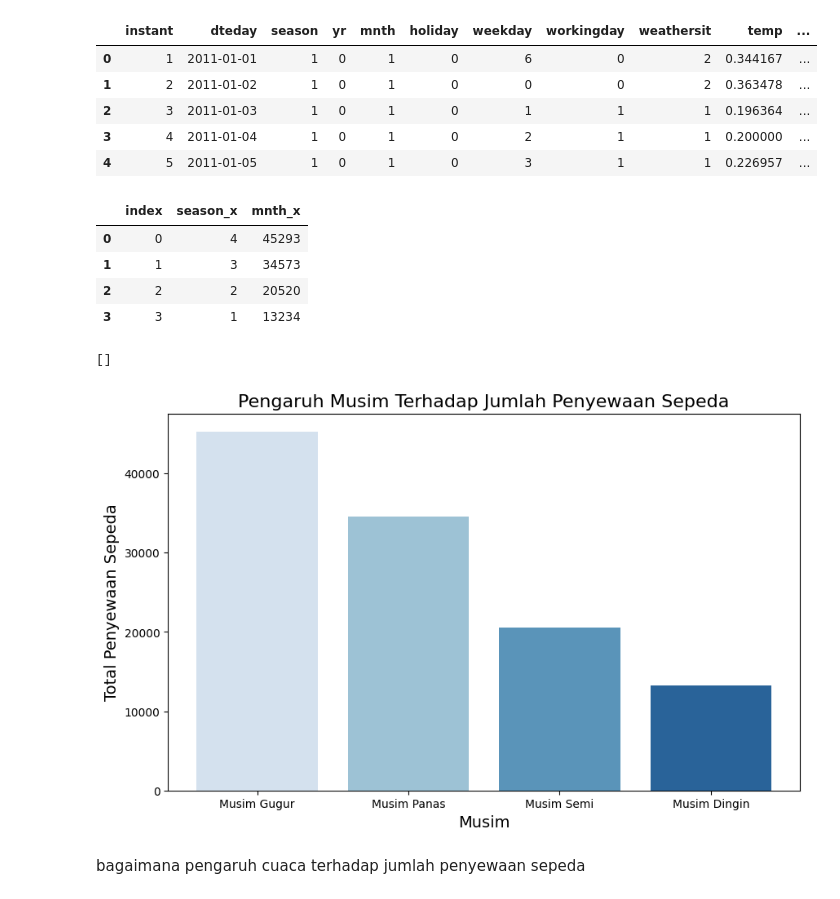
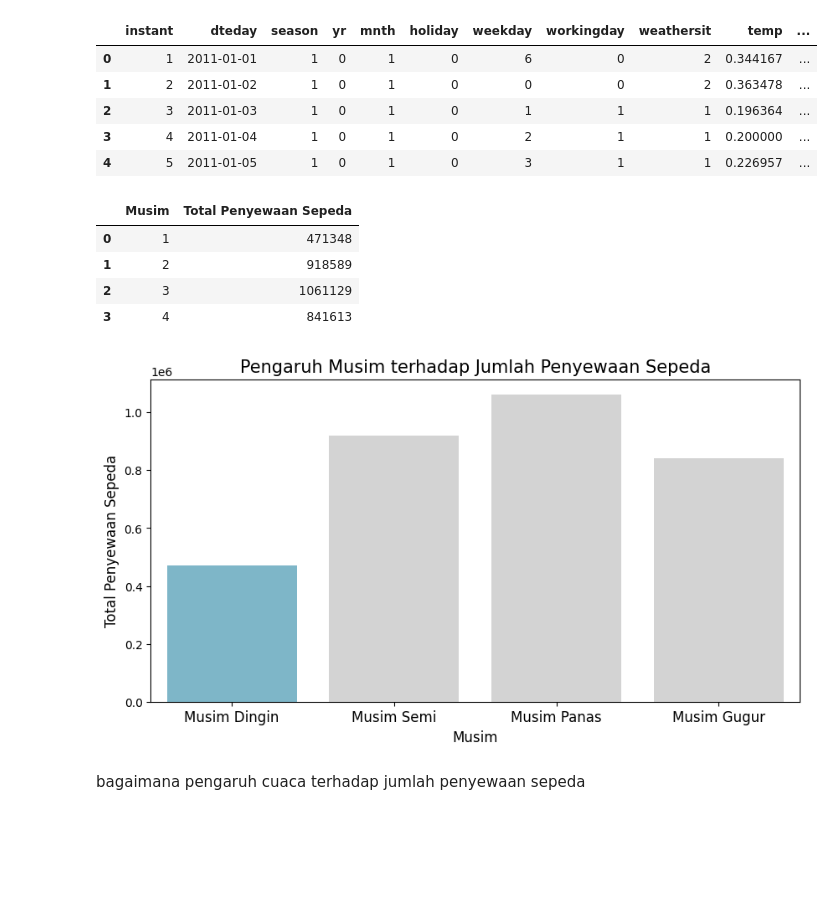
Before and after one commit to rifkurniawan-dev/projek_arif, a Jupyter notebook: Proyek_Analisis_Data_Arif.ipynb, the cells around one changed output. Cells and saved outputs as stored; diff of their text form; code cells hidden in the pictures; blank space fills up the shorter version.

```diff
--- a/Proyek_Analisis_Data_Arif.ipynb
+++ b/Proyek_Analisis_Data_Arif.ipynb
@@ -535,39 +535,49 @@ day_df.head()
 | 3 | 4 | 2011-01-04 | 1 | 0 | 1 | 0 | 2 | 1 | 1 | 0.200000 | ... |
 | 4 | 5 | 2011-01-05 | 1 | 0 | 1 | 0 | 3 | 1 | 1 | 0.226957 | ... |
 # %%
-seasonal_influence = hour_day_df.groupby('season_x')['mnth_x'].sum().sort_values(ascending=False).reset_index().reset_index()
+seasonal_influence = hour_day_df.groupby(by="season_x")["cnt_x"].sum().reset_index()
+seasonal_influence.rename(columns={
+    "cnt_x": "Total Penyewaan Sepeda",
+    "season_x": "Musim"
+}, inplace=True)
+
 seasonal_influence.head(10)
 # %% [output]
-|  | index | season_x | mnth_x |
-| 0 | 0 | 4 | 45293 |
-| 1 | 1 | 3 | 34573 |
-| 2 | 2 | 2 | 20520 |
-| 3 | 3 | 1 | 13234 |
+|  | Musim | Total Penyewaan Sepeda |
+| 0 | 1 | 471348 |
+| 1 | 2 | 918589 |
+| 2 | 3 | 1061129 |
+| 3 | 4 | 841613 |
 # %%
-musim_mapping = {
-    1: 'Musim Dingin',
-    2: 'Musim Semi',
-    3: 'Musim Panas',
-    4: 'Musim Gugur'
-}
-seasonal_influence['Musim'] = seasonal_influence['season_x'].map(musim_mapping)
+musim_mapping = {1: 'Musim Dingin', 2: 'Musim Semi', 3: 'Musim Panas', 4: 'Musim Gugur'}
+seasonal_influence['Musim'] = seasonal_influence['Musim'].map(musim_mapping)
 
-plt.figure(figsize=(10, 6))
+seasonal_influence['Musim'] = pd.Categorical(
+    seasonal_influence['Musim'],
+    categories=["Musim Dingin", "Musim Semi", "Musim Panas", "Musim Gugur"],
+    ordered=True
+)
+
+plt.figure(figsize=(10, 5))
+colors_ = ["#72BCD4", "#D3D3D3", "#D3D3D3", "#D3D3D3"]
+
 sns.barplot(
-    x='Musim',
-    y='mnth_x',
-    data=seasonal_influence,
-    hue='Musim',
-    palette="Blues",
+    x="Musim",
+    y="Total Penyewaan Sepeda",
+    hue="Musim",
+    data=seasonal_influence.sort_values(by="Musim"),
+    palette=colors_,
+    dodge=False,
     legend=False
 )
-plt.title('Pengaruh Musim Terhadap Jumlah Penyewaan Sepeda', fontsize=16)
-plt.xlabel('Musim', fontsize=14)
-plt.ylabel('Total Penyewaan Sepeda', fontsize=14)
-plt.plot()
+
+plt.title("Pengaruh Musim terhadap Jumlah Penyewaan Sepeda", loc="center", fontsize=15)
+plt.ylabel("Total Penyewaan Sepeda", fontsize=12)
+plt.xlabel("Musim", fontsize=12)
+plt.tick_params(axis='x', labelsize=12)
+plt.show()
 # %% [output]
-[]
-[figure, old version]
+[figure, new version]
 # %% [markdown]
 bagaimana pengaruh cuaca terhadap jumlah penyewaan sepeda
 # %%
```
Also changed, not shown: parts of 7 cells of this notebook.
